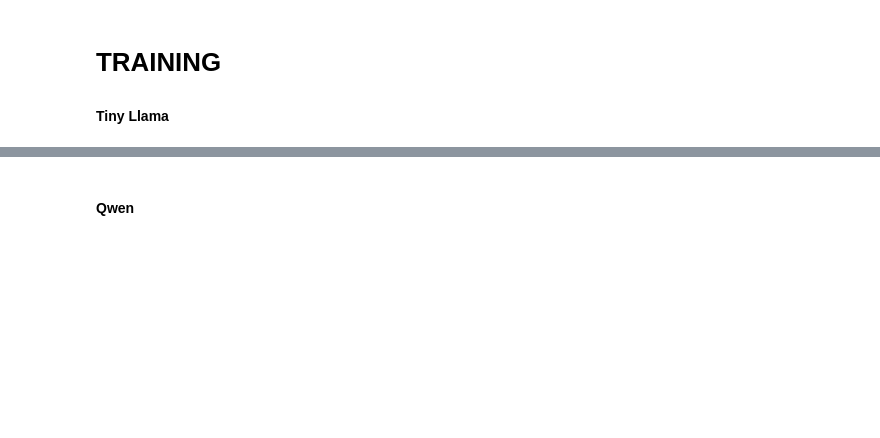
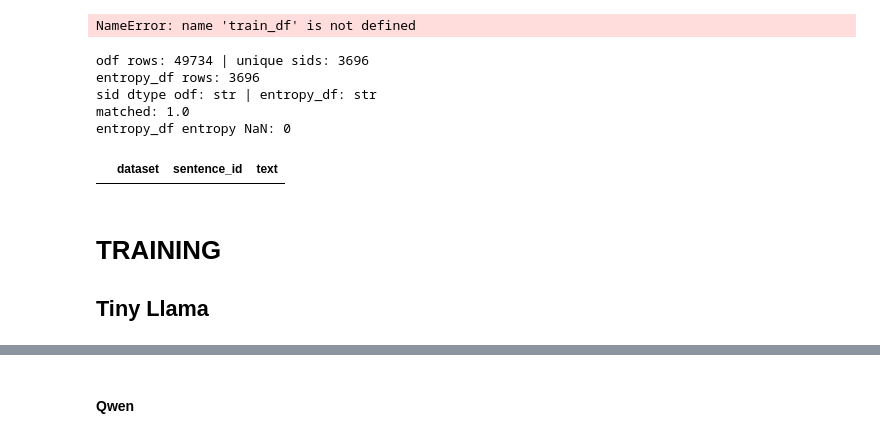
Before and after one commit to SodiKroehler/MSTHESIS, a Jupyter notebook: may20/probe.ipynb, the cells around one changed output, grey strips where cells are left out. Drawn from its saved outputs; the diff is of its cells as text; code cells hidden in the pictures; blank space fills up the shorter version.

```diff
--- a/may20/probe.ipynb
+++ b/may20/probe.ipynb
@@ -102,6 +107,26 @@ odf['num_gender'] = odf['gender'].map({
     'Female': 0, 'female': 0,
 }).fillna(2).astype(int)
 odf["label_binary"] = odf["label_bias"].str.startswith("Biased").astype(int)
+
+def binary_entropy(x):
+    p = x.mean()
+    if p == 0 or p == 1:
+        return 0.0
+    return -(p * np.log2(p) + (1 - p) * np.log2(1 - p))
+
+# odf['text'].nunique #49733
+# odf['sentence_id'].nunique #49733 -same
+
+entropy_df = (
+    odf.groupby("sentence_id")["label_binary"]
+      .agg(
+          n="count",
+          p_1="mean",
+          entropy=binary_entropy
+      )
+      .reset_index()
+)
+odf = odf.merge(entropy_df[["sentence_id", "entropy"]], on="sentence_id", how="left")
 # %%
 #embeds
 
@@ -202,6 +233,58 @@ class MTLDataset(Dataset):
             ),
         }
         return item
+# %%
+ds = MTLDataset(train_df, cat_embs_info, tokenizer, max_length=128, zero_cats=False)
+
+# raw array the Dataset stored
+print("array dtype/shape:", ds.entrops.dtype, ds.entrops.shape)
+print("array nan count:", np.isnan(ds.entrops).sum(), "of", len(ds.entrops))
+print("array stats:", ds.entrops.min(), ds.entrops.max(), ds.entrops.mean())
+
+# what __getitem__ actually hands back
+item = ds[0]
+print("entrops[0]:", item["entrops"], "| isnan:", torch.isnan(item["entrops"]).item())
+
+# spot-check a few more positions
+for i in [0, 1, 100, len(ds)-1]:
+    print(i, "->", ds[i]["entrops"].item())
+# %% [output]
+NameError: name 'train_df' is not defined
+# %%
+# odf['entropy'].head()
+# odf['text'].nunique #49733
+# odf.shape = 49734
+# odf['sentence_id'].nunique #49733 -same
+
+print("odf rows:", len(odf), "| unique sids:", odf['sentence_id'].nunique())
+print("entropy_df rows:", len(entropy_df))
+print("sid dtype odf:", odf['sentence_id'].dtype, "| entropy_df:", entropy_df['sentence_id'].dtype)
+# how many odf sids actually exist in entropy_df?
+print("matched:", odf['sentence_id'].isin(entropy_df['sentence_id']).mean())
+# and is entropy itself NaN inside entropy_df, before the merge?
+print("entropy_df entropy NaN:", entropy_df['entropy'].isna().sum())
+
+
+# odf[(odf['dataset'] == 'MBIC') & (odf['sentence_id'].notna())].shape
+# # odf['dataset'].value_counts()
+
+# #mbic = 17775/17775
+# #sg1 = 13597/13597
+# #sg2 = 18362/18362
+# # odf[(odf['dataset'] == 'MBIC')].shape
+odf[odf['sentence_id'].isna()][['dataset', 'sentence_id', 'text']] #-49734
+# odf[odf['sentence_id'].isna()]['dataset'].value_counts()
+# odf.shape
+
+# odf['text'].nunique #49734
+# odf['sentence_id'].nunique() #33659 -same
+# %% [output]
+odf rows: 49734 | unique sids: 3696
+entropy_df rows: 3696
+sid dtype odf: str | entropy_df: str
+matched: 1.0
+entropy_df entropy NaN: 0
+|  | dataset | sentence_id | text |
 # %%
 class ambiProbe(nn.Module):
 
@@ -303,6 +396,6 @@ class ambiProbe(nn.Module):
         }
 # %% [markdown]
 # TRAINING
-#### Tiny Llama
+## Tiny Llama
 # %%
 PROBE_WEIGHTS_DIR = './model/probes/'
```
Also changed, not shown: parts of 9 cells of this notebook, 5 other files.
